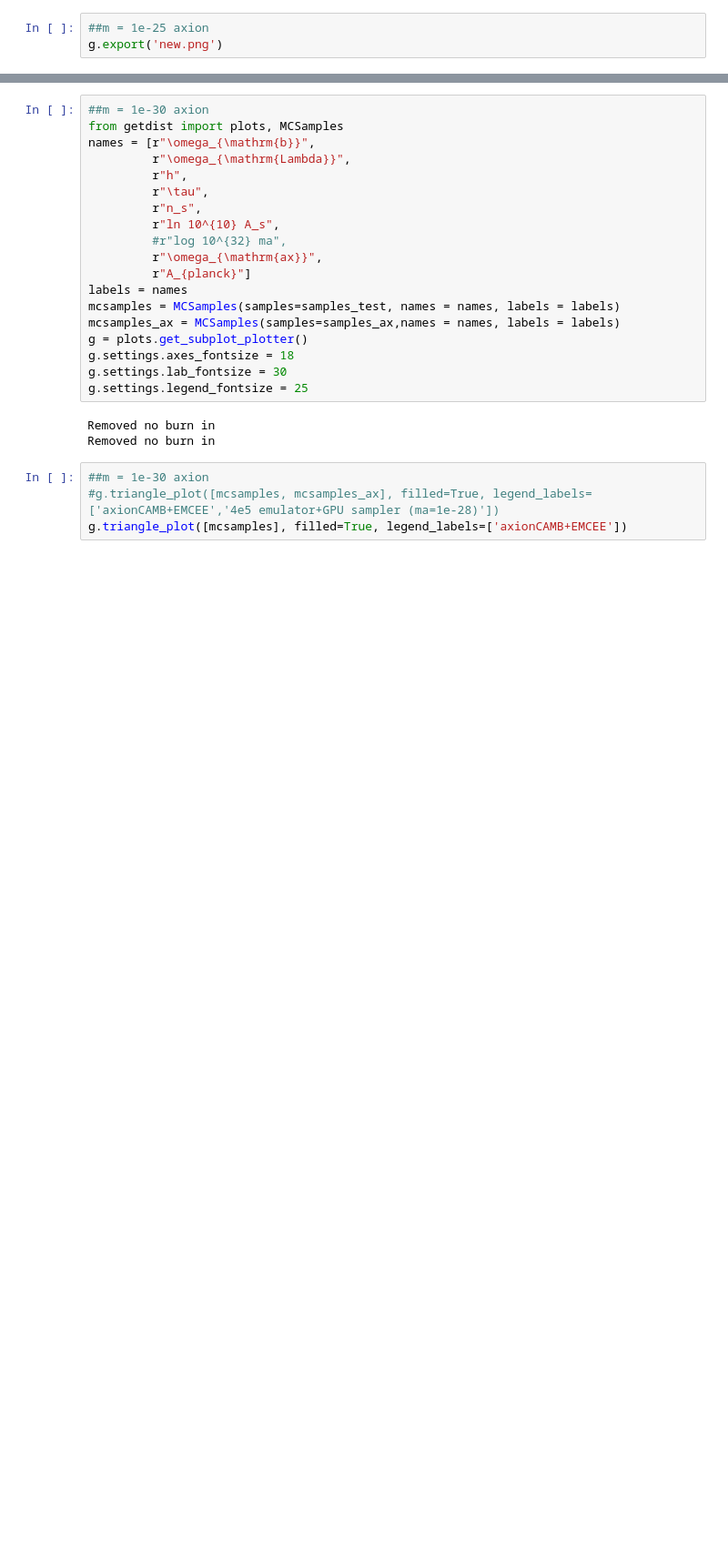
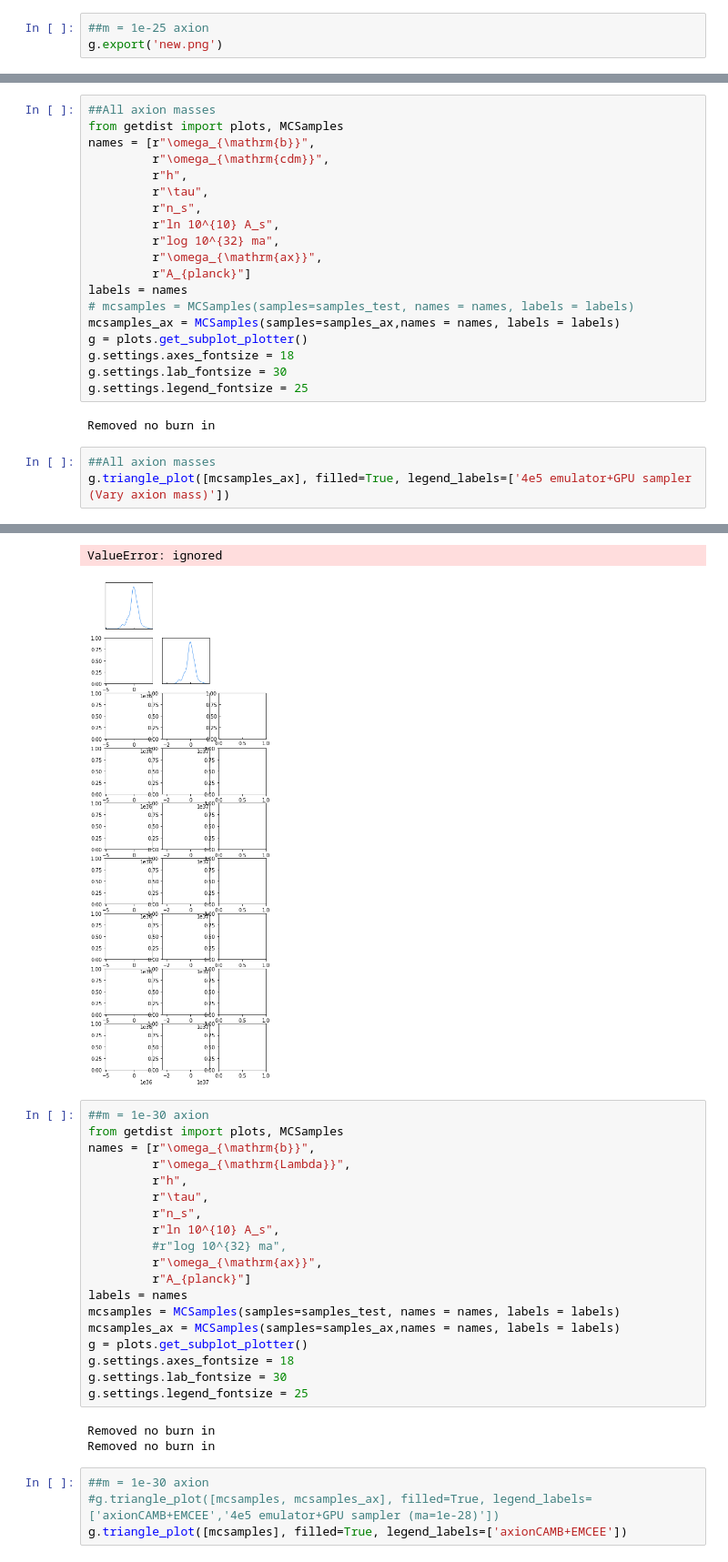
Before and after one commit to keirkwame/axionEmu, a Jupyter notebook: Open_access_version_of_4e5_Planck_2018_3x2pt_analysis_(ma=_29).ipynb, the cells around one changed output, grey strips where cells are left out. Shown at 91% size. Saved outputs shown, nothing was run; the diff lists cells and outputs as text; blank space fills up the shorter version.

```diff
--- a/Open_access_version_of_4e5_Planck_2018_3x2pt_analysis_(ma=_29).ipynb
+++ b/Open_access_version_of_4e5_Planck_2018_3x2pt_analysis_(ma=_29).ipynb
@@ -535,0 +654,25 @@ g.export('new.png')
+# %%
+##All axion masses
+from getdist import plots, MCSamples
+names = [r"\omega_{\mathrm{b}}",
+         r"\omega_{\mathrm{cdm}}",
+         r"h",
+         r"\tau",
+         r"n_s",
+         r"ln 10^{10} A_s",
+         r"log 10^{32} ma",
+         r"\omega_{\mathrm{ax}}",
+         r"A_{planck}"]
+labels = names
+# mcsamples = MCSamples(samples=samples_test, names = names, labels = labels)
+mcsamples_ax = MCSamples(samples=samples_ax,names = names, labels = labels)
+g = plots.get_subplot_plotter()
+g.settings.axes_fontsize = 18
+g.settings.lab_fontsize = 30
+g.settings.legend_fontsize = 25
+# %% [output]
+Removed no burn in
+# %%
+##All axion masses
+g.triangle_plot([mcsamples_ax], filled=True, legend_labels=['4e5 emulator+GPU sampler (Vary axion mass)'])
+# %% [output]
@@ -536,3 +681,5 @@ g.export('new.png')
+ValueError: ignored
+[figure, added]
 # %%
 ##m = 1e-30 axion
 from getdist import plots, MCSamples
```
Also changed, not shown: parts of 17 cells of this notebook.
